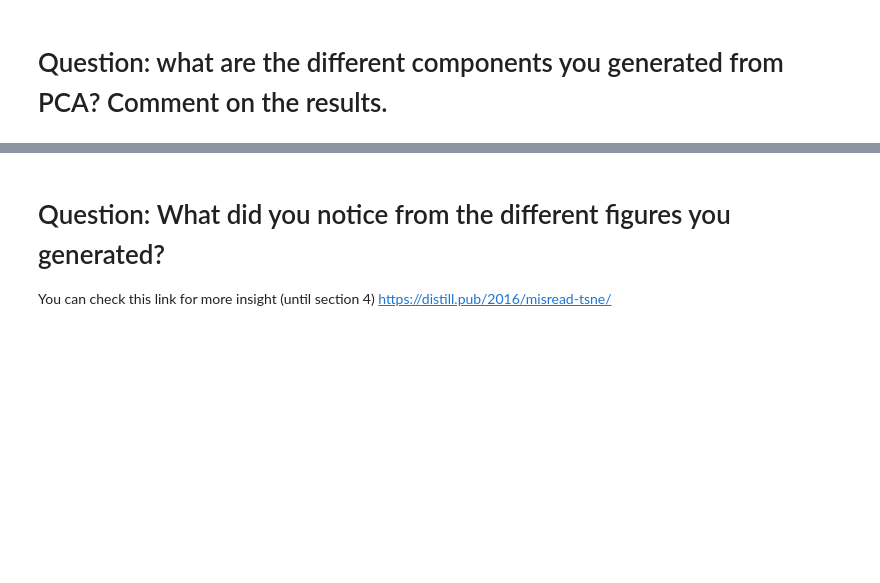
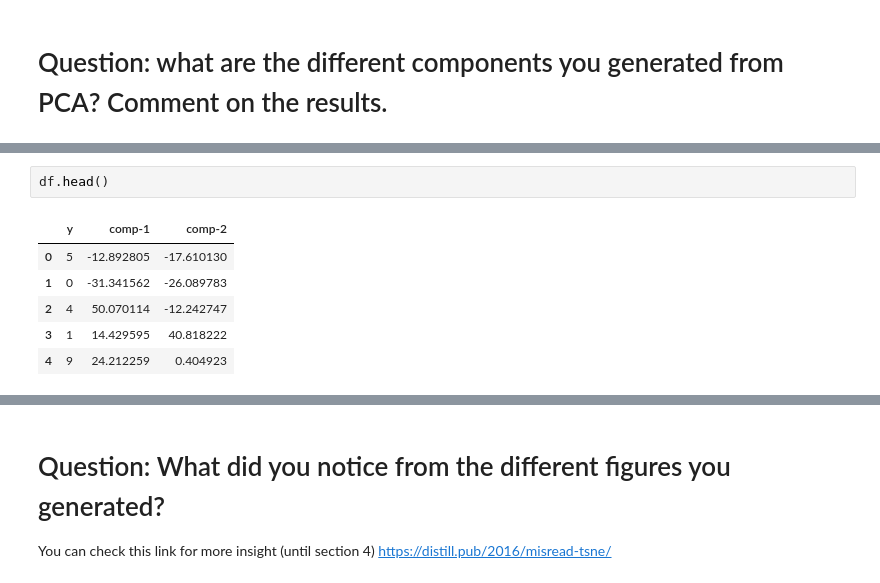
Before and after one commit to Telemachus19/02-24-00205-Machine-Learning, a Jupyter notebook: Assignments/Assignment-3/Assignment-3.ipynb, the cells around one changed output, grey strips where cells are left out. Saved outputs shown, nothing was run; the diff lists cells and outputs as text; blank space fills up the shorter version.

```diff
--- a/Assignments/Assignment-3/Assignment-3.ipynb
+++ b/Assignments/Assignment-3/Assignment-3.ipynb
@@ -102,0 +111,9 @@ Total number of components used after PCA : 44
+# %%
+df.head()
+# %% [output]
+|  | y | comp-1 | comp-2 |
+| 0 | 5 | -12.892805 | -17.610130 |
+| 1 | 0 | -31.341562 | -26.089783 |
+| 2 | 4 | 50.070114 | -12.242747 |
+| 3 | 1 | 14.429595 | 40.818222 |
+| 4 | 9 | 24.212259 | 0.404923 |
```
Also changed, not shown: parts of 8 cells of this notebook.
